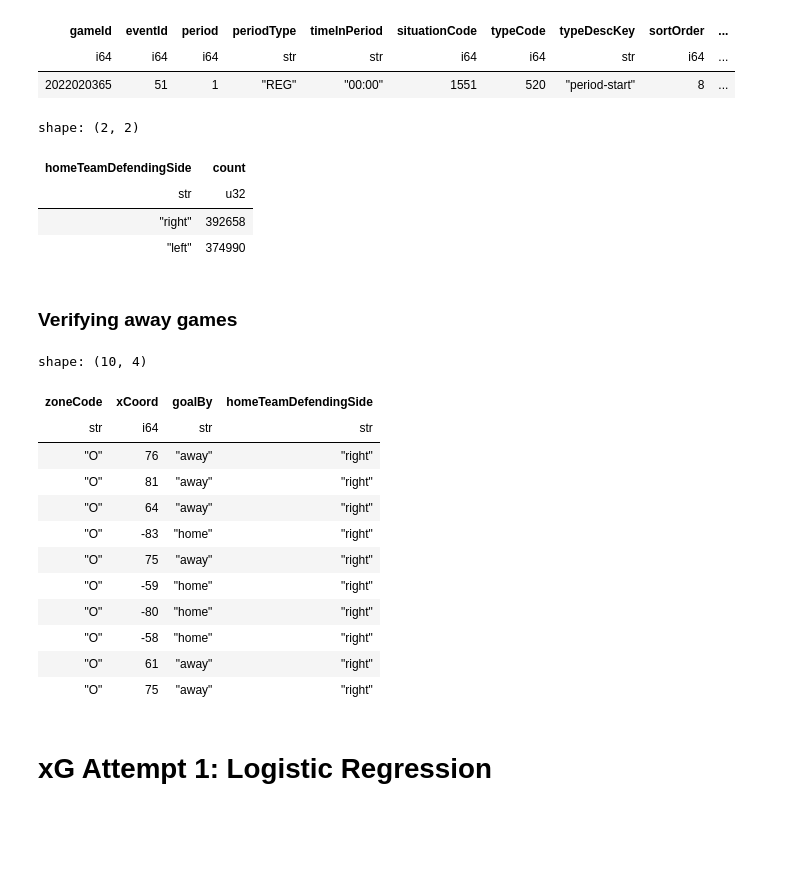
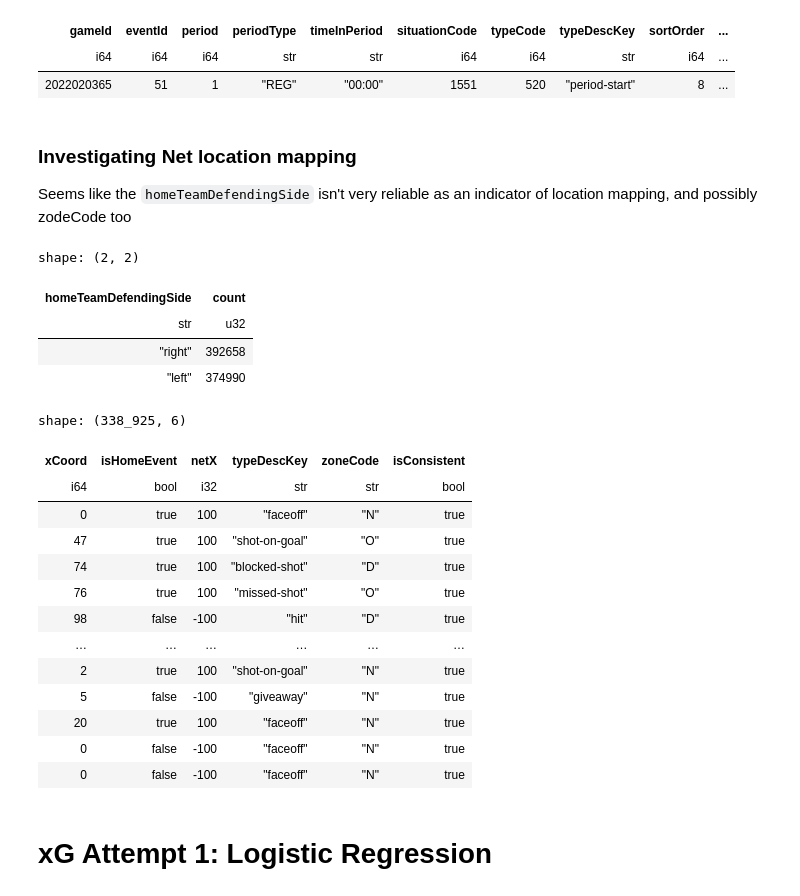
Before and after one commit to trxe/nhl_data_demo, a Jupyter notebook: xgoals.ipynb, the cells around one changed output. Saved outputs shown, nothing was run; the diff lists cells and outputs as text; code cells hidden in the pictures; blank space fills up the shorter version.

Commit message:
checking net location

```diff
--- a/xgoals.ipynb
+++ b/xgoals.ipynb
@@ -111,4 +111,9 @@ shape: (1, 45)
 | gameId | eventId | period | periodType | timeInPeriod | situationCode | typeCode | typeDescKey | sortOrder | ... |
 | i64 | i64 | i64 | str | str | i64 | i64 | str | i64 | ... |
 | 2022020365 | 51 | 1 | "REG" | "00:00" | 1551 | 520 | "period-start" | 8 | ... |
+# %% [markdown]
+### Investigating Net location mapping
+
+Seems like the `homeTeamDefendingSide` isn't very reliable as an indicator of location mapping, and
+possibly zodeCode too
 # %%
@@ -119,33 +124,46 @@ shape: (2, 2)
 | str | u32 |
 | "right" | 392658 |
 | "left" | 374990 |
-# %% [markdown]
-### Verifying away games
-# %%
-(
-    COMBINED_PLAYS
-    .filter(pl.col('homeTeamDefendingSide') == pl.lit('right'))
-    .filter(pl.col('typeDescKey') == pl.lit('goal'))
-    .join(GAMES, left_on="gameId", right_on="id")
-    .with_columns(goalBy=pl.when(pl.col('eventOwnerTeamId') == pl.col('homeTeamId')).then(pl.lit('home')).otherwise(pl.lit('away')))
-    .select(['zoneCode', 'xCoord', 'goalBy', 'homeTeamDefendingSide'])
-    .head(10)
-    .collect()
-)
-# %% [output]
-shape: (10, 4)
-| zoneCode | xCoord | goalBy | homeTeamDefendingSide |
-| str | i64 | str | str |
-| "O" | 76 | "away" | "right" |
-| "O" | 81 | "away" | "right" |
-| "O" | 64 | "away" | "right" |
-| "O" | -83 | "home" | "right" |
-| "O" | 75 | "away" | "right" |
-| "O" | -59 | "home" | "right" |
-| "O" | -80 | "home" | "right" |
-| "O" | -58 | "home" | "right" |
-| "O" | 61 | "away" | "right" |
-| "O" | 75 | "away" | "right" |
+# %%
+(
+    COMBINED_PLAYS
+    .filter(pl.col('xCoord').is_not_null())
+    .join(GAMES, left_on="gameId", right_on="id")
+    .with_columns(
+        isHomeEvent=pl.col('eventOwnerTeamId') == pl.col('homeTeamId'),
+        homeTeamNetX=pl.when(pl.col('homeTeamDefendingSide') == pl.lit('left')).then(pl.lit(100)).otherwise(pl.lit(-100)),
+        awayTeamNetX=pl.when(pl.col('homeTeamDefendingSide') == pl.lit('left')).then(pl.lit(-100)).otherwise(pl.lit(100)),
+    )
+    .with_columns(
+        netX=pl.when(pl.col('isHomeEvent')).then(pl.col('homeTeamNetX')).otherwise(pl.col('awayTeamNetX')),
+        isHomeEventId=pl.when(pl.col('isHomeEvent')).then(pl.lit(1)).otherwise(pl.lit(-1)),
+    )
+    .with_columns(isConsistent=pl.col('isHomeEventId').mul(pl.col('netX')).mul('xCoord') >= 0)
+    .select([
+        'xCoord', 'isHomeEvent', 'netX', 'typeDescKey',
+        'zoneCode', 'isConsistent',
+        # 'homeTeamNetX', 'awayTeamNetX',
+    ])
+    .filter(pl.col('isConsistent'))
+    # .filter(pl.col('isConsistent').not_())
+    # .head(10)
+    .collect()
+)
+# %% [output]
+shape: (338_925, 6)
+| xCoord | isHomeEvent | netX | typeDescKey | zoneCode | isConsistent |
+| i64 | bool | i32 | str | str | bool |
+| 0 | true | 100 | "faceoff" | "N" | true |
+| 47 | true | 100 | "shot-on-goal" | "O" | true |
+| 74 | true | 100 | "blocked-shot" | "D" | true |
+| 76 | true | 100 | "missed-shot" | "O" | true |
+| 98 | false | -100 | "hit" | "D" | true |
+| … | … | … | … | … | … |
+| 2 | true | 100 | "shot-on-goal" | "N" | true |
+| 5 | false | -100 | "giveaway" | "N" | true |
+| 20 | true | 100 | "faceoff" | "N" | true |
+| 0 | false | -100 | "faceoff" | "N" | true |
+| 0 | false | -100 | "faceoff" | "N" | true |
 # %% [markdown]
 # xG Attempt 1: Logistic Regression
 # %%
```
Also changed, not shown: parts of 1 cell of this notebook.
